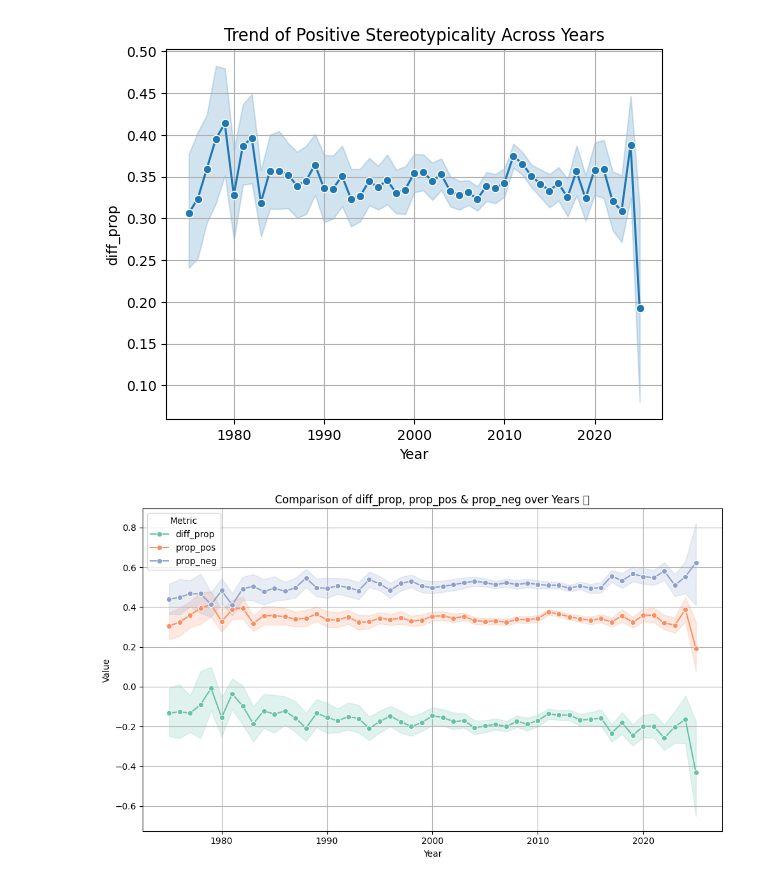
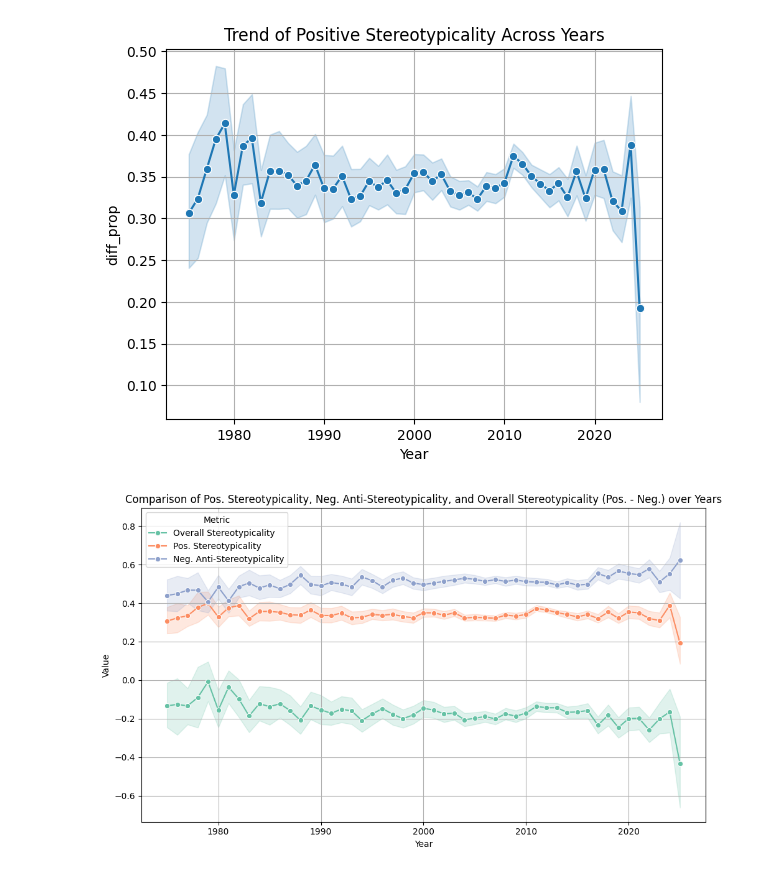
Before and after one commit to skratzke/thesis, a Jupyter notebook: 4.0 descriptives.ipynb, the cells around one changed output. Saved outputs shown, nothing was run; the diff lists cells and outputs as text; code cells hidden in the pictures.

```diff
--- a/4.0 descriptives.ipynb
+++ b/4.0 descriptives.ipynb
@@ -459,22 +598,31 @@ plt.show()
 # %%
 import pandas as pd
 import seaborn as sns
 import matplotlib.pyplot as plt
 
 # First, reshape to long format
 df_long = df_contemp.melt(id_vars='year', value_vars=['diff_prop', 'prop_pos', 'prop_neg'],
                           var_name='Variable', value_name='Value')
 
+# Map old variable names to nice labels
+label_map = {
+    'prop_pos': 'Pos. Stereotypicality',
+    'prop_neg': 'Neg. Anti-Stereotypicality',
+    'diff_prop': 'Overall Stereotypicality'
+}
+
+df_long['Variable'] = df_long['Variable'].map(label_map)
+
 # Now plot
 plt.figure(figsize=(10, 6))
 sns.lineplot(data=df_long, x='year', y='Value', hue='Variable', marker='o', palette='Set2')
 
-plt.title('Comparison of diff_prop, prop_pos & prop_neg over Years')
+plt.title('Comparison of Pos. Stereotypicality, Neg. Anti-Stereotypicality, and Overall Stereotypicality (Pos. - Neg.) over Years')
 plt.xlabel('Year')
 plt.ylabel('Value')
 plt.grid(True)
 plt.legend(title='Metric')
 plt.tight_layout()
 plt.show()
 # %% [output]
-[figure, old version]
+[figure, new version]
```
Also changed, not shown: parts of 16 cells of this notebook, 27 other files.
